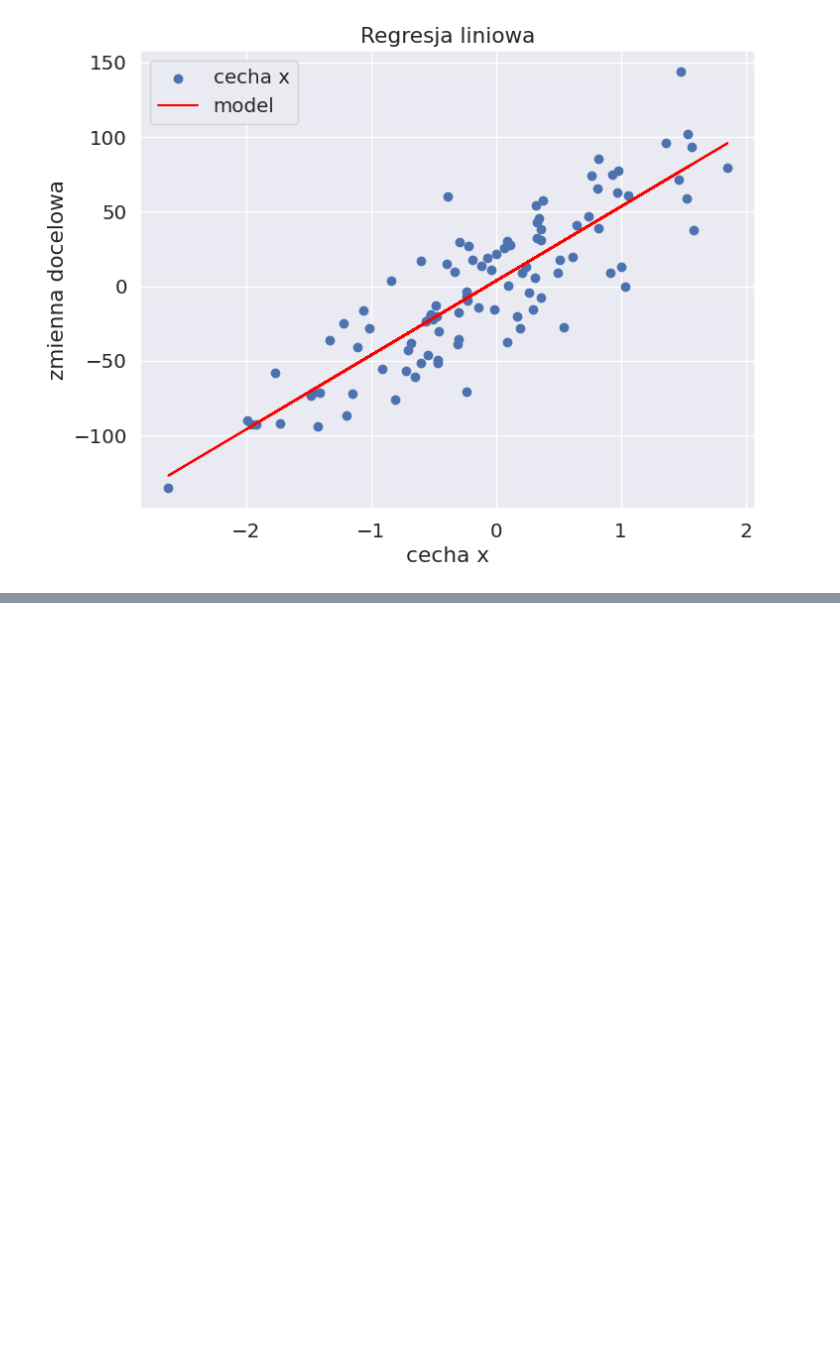
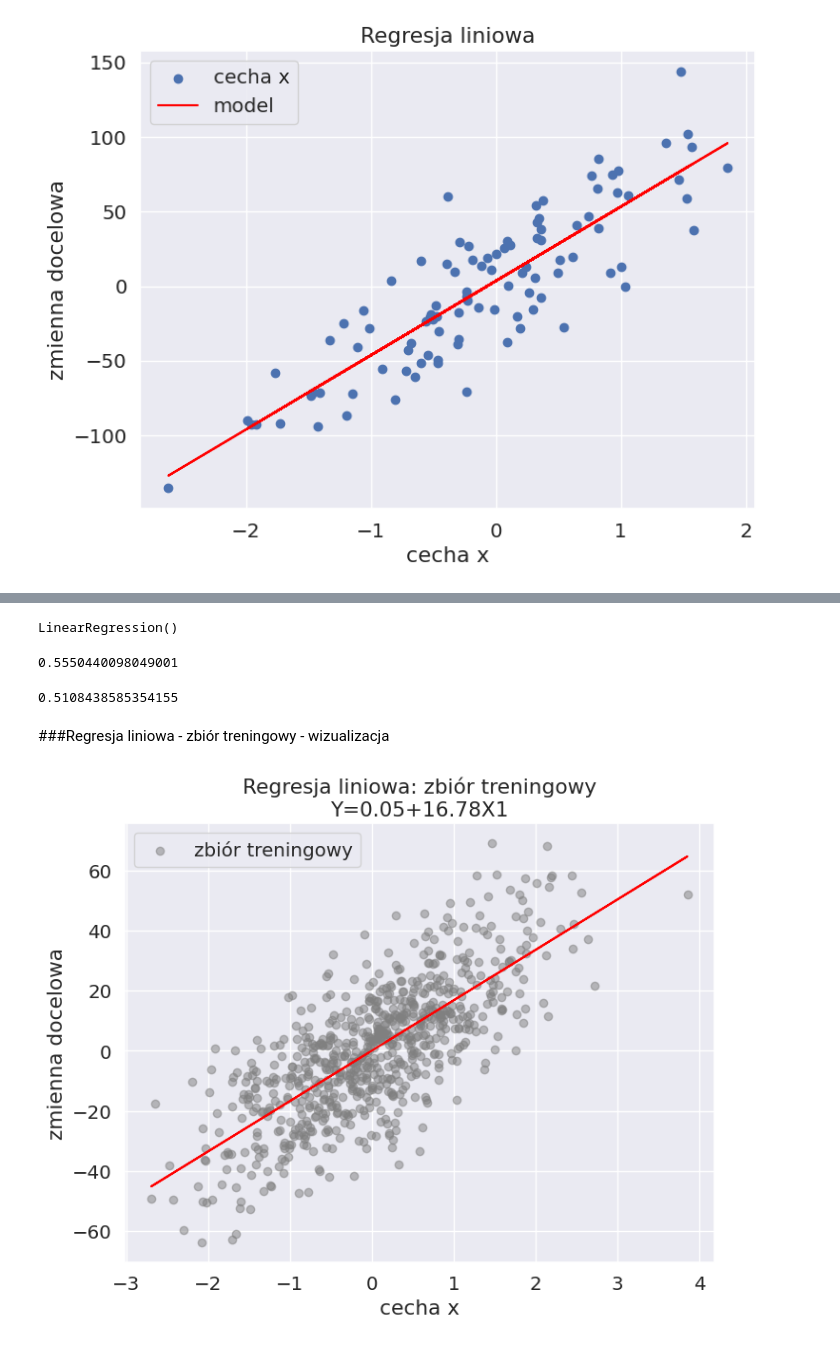
Before and after one commit to pawel-kowal/machine-learning, a Jupyter notebook: supervised/02_linear_regression/03_linear_regression_R2.ipynb, the cells around one changed output, grey strips where cells are left out. Cells and saved outputs as stored; diff of their text form; code cells hidden in the pictures; blank space fills up the shorter version.

```diff
--- a/supervised/02_linear_regression/03_linear_regression_R2.ipynb
+++ b/supervised/02_linear_regression/03_linear_regression_R2.ipynb
@@ -149,0 +186,26 @@ plt.show()
+# %%
+regressor = LinearRegression()
+regressor.fit(X_train, y_train)
+# %% [output]
+LinearRegression()
+# %%
+regressor.score(X_train, y_train)
+# %% [output]
+0.5550440098049001
+# %%
+regressor.score(X_test, y_test)
+# %% [output]
+0.5108438585354155
+# %% [markdown]
+###Regresja liniowa - zbiór treningowy - wizualizacja
+# %%
+plt.figure(figsize=(8,6))
+plt.title(f'Regresja liniowa: zbiór treningowy\nY={round(regressor.intercept_,2)}+{round(regressor.coef_[0],2)}X1')
+plt.xlabel('cecha x')
+plt.ylabel('zmienna docelowa')
+plt.scatter(X_train, y_train, label='zbiór treningowy', color='gray', alpha=0.5)
+plt.plot(X_train, regressor.intercept_+regressor.coef_[0]*X_train, color='red')
+plt.legend()
+plt.show()
+# %% [output]
+[figure, added]
```
Also changed, not shown: parts of 10 cells of this notebook.
